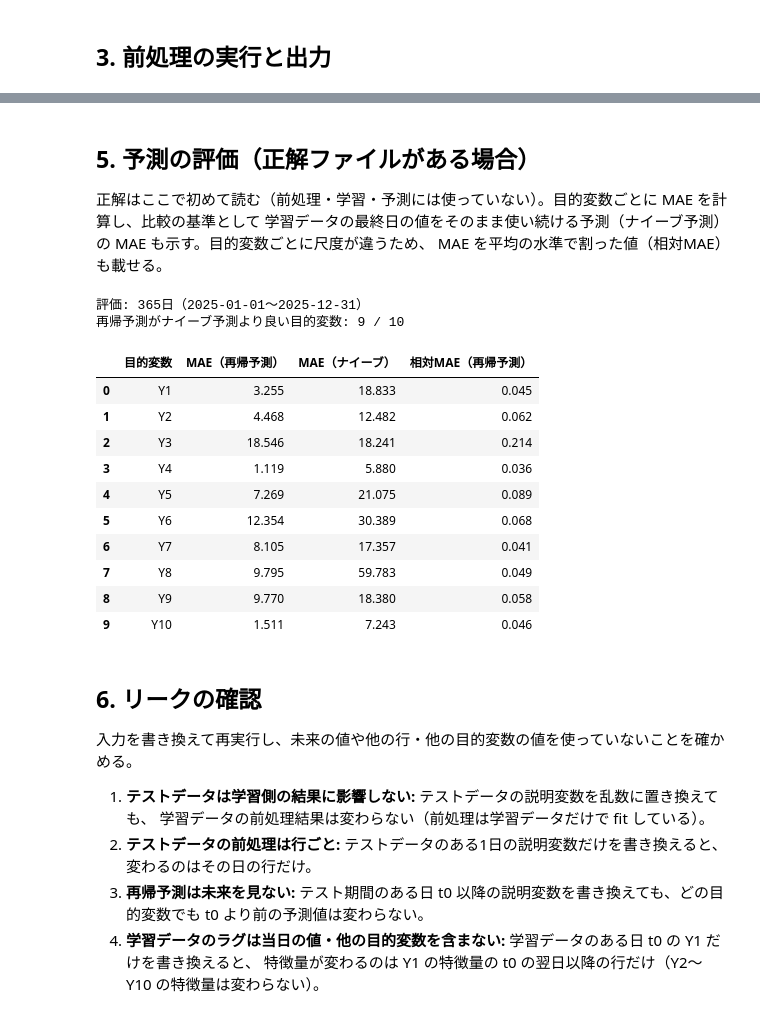
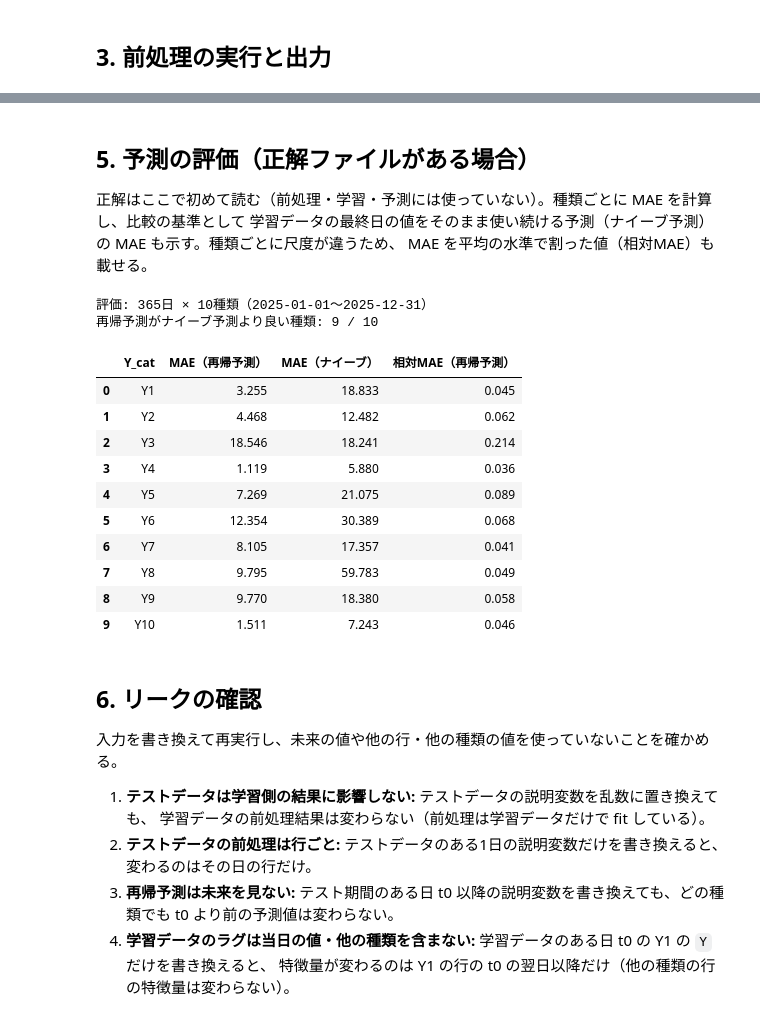
Before and after one commit to ImoZukushi/timeseries_baseline, a Jupyter notebook: notebook/003_feature_engineering_x50.ipynb, the cells around one changed output, grey strips where cells are left out. Saved outputs shown, nothing was run; the diff lists cells and outputs as text; code cells hidden in the pictures.

```diff
--- a/notebook/003_feature_engineering_x50.ipynb
+++ b/notebook/003_feature_engineering_x50.ipynb
@@ -89,12 +92,14 @@ TEST_PATH = "synthetic/x50/dummy_x50_test.csv"
 ANSWER_PATH = "synthetic/x50/dummy_x50_test_answer.csv"
 OUTPUT_DIR = "processed/x50"
 
-# 列の指定
+# 列の指定（long 型）
 DATE_COL = "date"  # 日付
-TARGET_COLS = [f"Y{k}" for k in range(1, 11)]  # 目的変数（それぞれ別のモデルで予測する）
-FEATURE_COLS = None  # 説明変数（None なら日付・目的変数以外の全列）
+CAT_COL = "Y_cat"  # 目的変数の種類（Y1〜Y10。種類ごとに別の系列）
+TARGET_COL = "Y"  # 目的変数の値
+TARGET_CATS = None  # 予測する種類（None なら学習データの全種類。データに出てくる順）
+FEATURE_COLS = None  # 説明変数（None なら日付・種類・目的変数以外の全列）
 
-# 目的変数の特徴量（全目的変数で同じ定義。再帰予測でも同じ定義で作る）
+# 目的変数の特徴量（全種類で同じ定義。種類ごとに作り、再帰予測でも同じ定義で作る）
 TARGET_LAGS = [1, 2, 3, 7, 14, 28]  # ラグ（日数。1以上）
 ROLLING_WINDOWS = [7, 28]  # 前日までの移動平均の窓幅（日数）
 RATE_OF_CHANGE = True  # 前日の前日比を加えるか
@@ -107,7 +112,7 @@ DATE_COMPONENTS = ["year", "month", "day", "weekday", "week"]
 # 学習データの歪度の絶対値がこれを超える説明変数は、べき変換（Yeo-Johnson）で分布を整える
 SKEW_THRESHOLD = 1.0
 
-# 再帰予測に使うモデル（LightGBM）のパラメータ（全目的変数で共通）
+# 再帰予測に使うモデル（LightGBM）のパラメータ（全種類で共通）
 MODEL_PARAMS = {"n_estimators": 300, "learning_rate": 0.05, "num_leaves": 15, "random_state": 0}
 # %%
 train_path = data_dir() / TRAIN_PATH
@@ -444,37 +484,43 @@ predictions[[DATE_COL, *[f"{t}_pred" for t in TARGET_COLS]]].head()
 # %% [markdown]
 ## 5. 予測の評価（正解ファイルがある場合）
 
-正解はここで初めて読む（前処理・学習・予測には使っていない）。目的変数ごとに MAE を計算し、比較の基準として
-学習データの最終日の値をそのまま使い続ける予測（ナイーブ予測）の MAE も示す。目的変数ごとに尺度が違うため、
+正解はここで初めて読む（前処理・学習・予測には使っていない）。種類ごとに MAE を計算し、比較の基準として
+学習データの最終日の値をそのまま使い続ける予測（ナイーブ予測）の MAE も示す。種類ごとに尺度が違うため、
 MAE を平均の水準で割った値（相対MAE）も載せる。
 # %%
 if answer_path is not None:
     answer = read_csv_auto(answer_path)
-    merged = predictions[[DATE_COL]].merge(answer, on=DATE_COL, how="left", validate="one_to_one")
-    assert len(merged) == len(predictions) and merged[TARGET_COLS].notna().all().all()
+    merged = predictions[[DATE_COL, CAT_COL, f"{TARGET_COL}_pred"]].merge(
+        answer[[DATE_COL, CAT_COL, TARGET_COL]],
+        on=[DATE_COL, CAT_COL],
+        how="left",
+        validate="one_to_one",
+    )
+    assert len(merged) == len(predictions) and merged[TARGET_COL].notna().all()
+    last_train = train_raw.groupby(CAT_COL)[TARGET_COL].last()
     rows = []
-    for target in TARGET_COLS:
-        actual = merged[target]
-        error = predictions[f"{target}_pred"] - actual
-        naive_error = train_raw[target].iloc[-1] - actual
+    for cat in cats:
+        part = merged[merged[CAT_COL] == cat]
+        error = part[f"{TARGET_COL}_pred"] - part[TARGET_COL]
+        naive_error = last_train[cat] - part[TARGET_COL]
         rows.append(
             {
-                "目的変数": target,
+                CAT_COL: cat,
                 "MAE（再帰予測）": error.abs().mean(),
                 "MAE（ナイーブ）": naive_error.abs().mean(),
-                "相対MAE（再帰予測）": error.abs().mean() / actual.mean(),
+                "相対MAE（再帰予測）": error.abs().mean() / part[TARGET_COL].mean(),
             }
         )
     evaluation = pd.DataFrame(rows)
     period = f"{merged[DATE_COL].min():%Y-%m-%d}〜{merged[DATE_COL].max():%Y-%m-%d}"
-    print(f"評価: {len(merged)}日（{period}）")
+    print(f"評価: {merged[DATE_COL].nunique()}日 × {len(cats)}種類（{period}）")
     better = int((evaluation["MAE（再帰予測）"] < evaluation["MAE（ナイーブ）"]).sum())
-    print(f"再帰予測がナイーブ予測より良い目的変数: {better} / {len(TARGET_COLS)}")
+    print(f"再帰予測がナイーブ予測より良い種類: {better} / {len(cats)}")
     display(evaluation.round(3))
 # %% [output]
-評価: 365日（2025-01-01〜2025-12-31）
-再帰予測がナイーブ予測より良い目的変数: 9 / 10
+評価: 365日 × 10種類（2025-01-01〜2025-12-31）
+再帰予測がナイーブ予測より良い種類: 9 / 10
-|  | 目的変数 | MAE（再帰予測） | MAE（ナイーブ） | 相対MAE（再帰予測） |
+|  | Y_cat | MAE（再帰予測） | MAE（ナイーブ） | 相対MAE（再帰予測） |
 | 0 | Y1 | 3.255 | 18.833 | 0.045 |
 | 1 | Y2 | 4.468 | 12.482 | 0.062 |
 | 2 | Y3 | 18.546 | 18.241 | 0.214 |
@@ -488,15 +534,15 @@ if answer_path is not None:
 # %% [markdown]
 ## 6. リークの確認
 
-入力を書き換えて再実行し、未来の値や他の行・他の目的変数の値を使っていないことを確かめる。
+入力を書き換えて再実行し、未来の値や他の行・他の種類の値を使っていないことを確かめる。
 
 1. **テストデータは学習側の結果に影響しない:** テストデータの説明変数を乱数に置き換えても、
    学習データの前処理結果は変わらない（前処理は学習データだけで fit している）。
 2. **テストデータの前処理は行ごと:** テストデータのある1日の説明変数だけを書き換えると、変わるのはその日の行だけ。
-3. **再帰予測は未来を見ない:** テスト期間のある日 t0 以降の説明変数を書き換えても、どの目的変数でも
+3. **再帰予測は未来を見ない:** テスト期間のある日 t0 以降の説明変数を書き換えても、どの種類でも
    t0 より前の予測値は変わらない。
-4. **学習データのラグは当日の値・他の目的変数を含まない:** 学習データのある日 t0 の Y1 だけを書き換えると、
-   特徴量が変わるのは Y1 の特徴量の t0 の翌日以降の行だけ（Y2〜Y10 の特徴量は変わらない）。
+4. **学習データのラグは当日の値・他の種類を含まない:** 学習データのある日 t0 の Y1 の `Y` だけを書き換えると、
+   特徴量が変わるのは Y1 の行の t0 の翌日以降だけ（他の種類の行の特徴量は変わらない）。
 # %%
 rng = np.random.default_rng(0)
 
```
Also changed, not shown: parts of 14 cells of this notebook, 9 other files.
